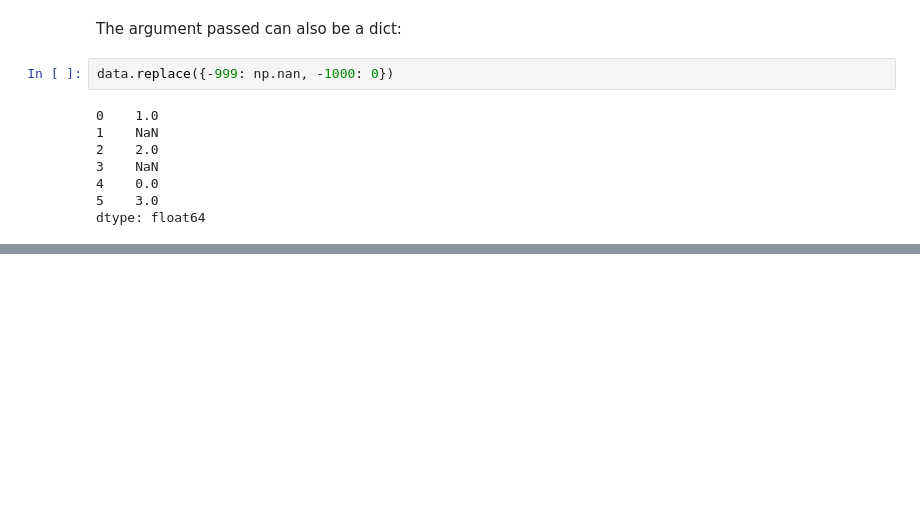
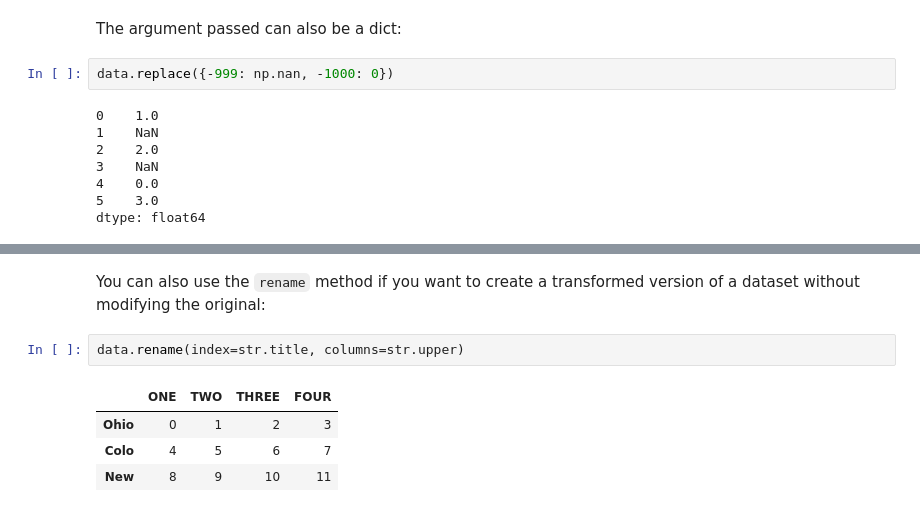
Before and after one commit to colinat/pandas, a Jupyter notebook: dataclean.ipynb, the cells around one changed output, grey strips where cells are left out. Cells and saved outputs as stored; diff of their text form; blank space fills up the shorter version.

```diff
--- a/dataclean.ipynb
+++ b/dataclean.ipynb
@@ -441,0 +458,9 @@ dtype: float64
+# %% [markdown]
+You can also use the `rename` method if you want to create a transformed version of a dataset without modifying the original:
+# %%
+data.rename(index=str.title, columns=str.upper)
+# %% [output]
+|  | ONE | TWO | THREE | FOUR |
+| Ohio | 0 | 1 | 2 | 3 |
+| Colo | 4 | 5 | 6 | 7 |
+| New | 8 | 9 | 10 | 11 |
```
Also changed, not shown: parts of 23 cells of this notebook.
